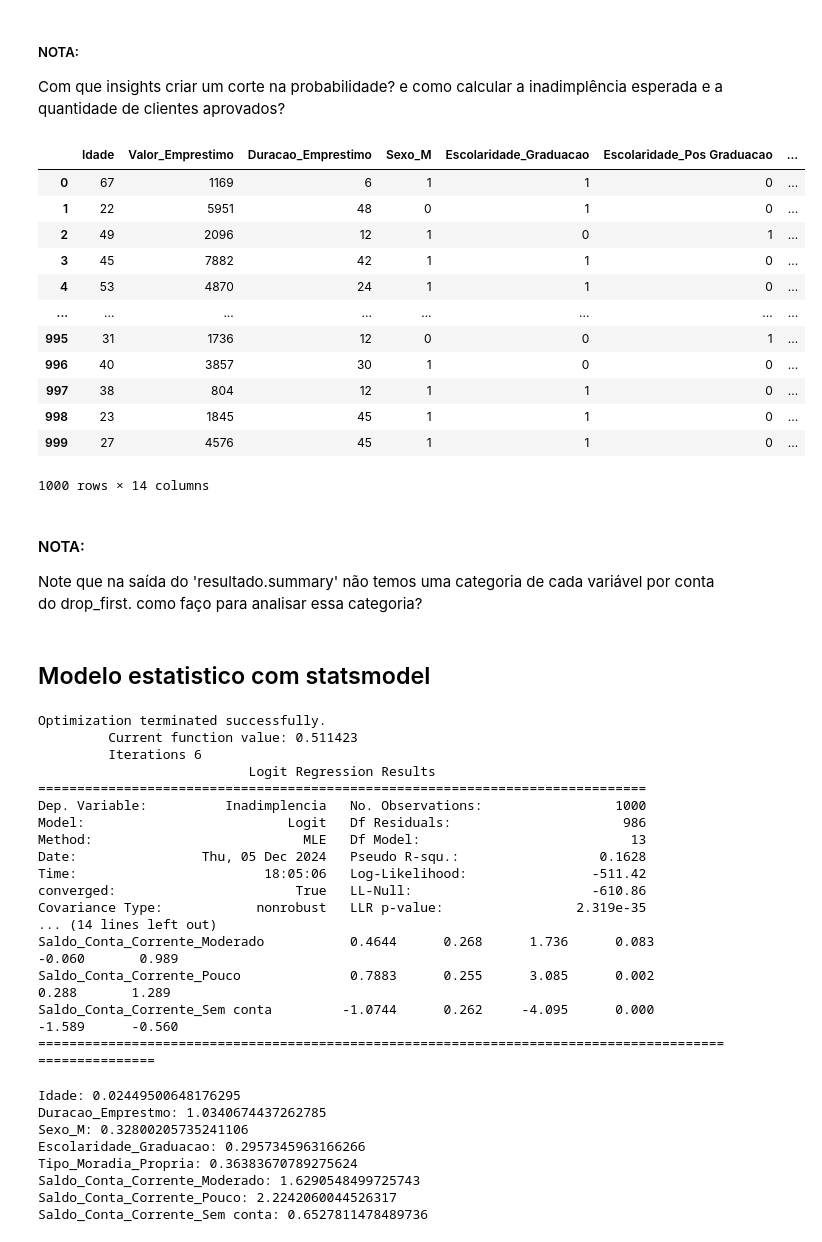
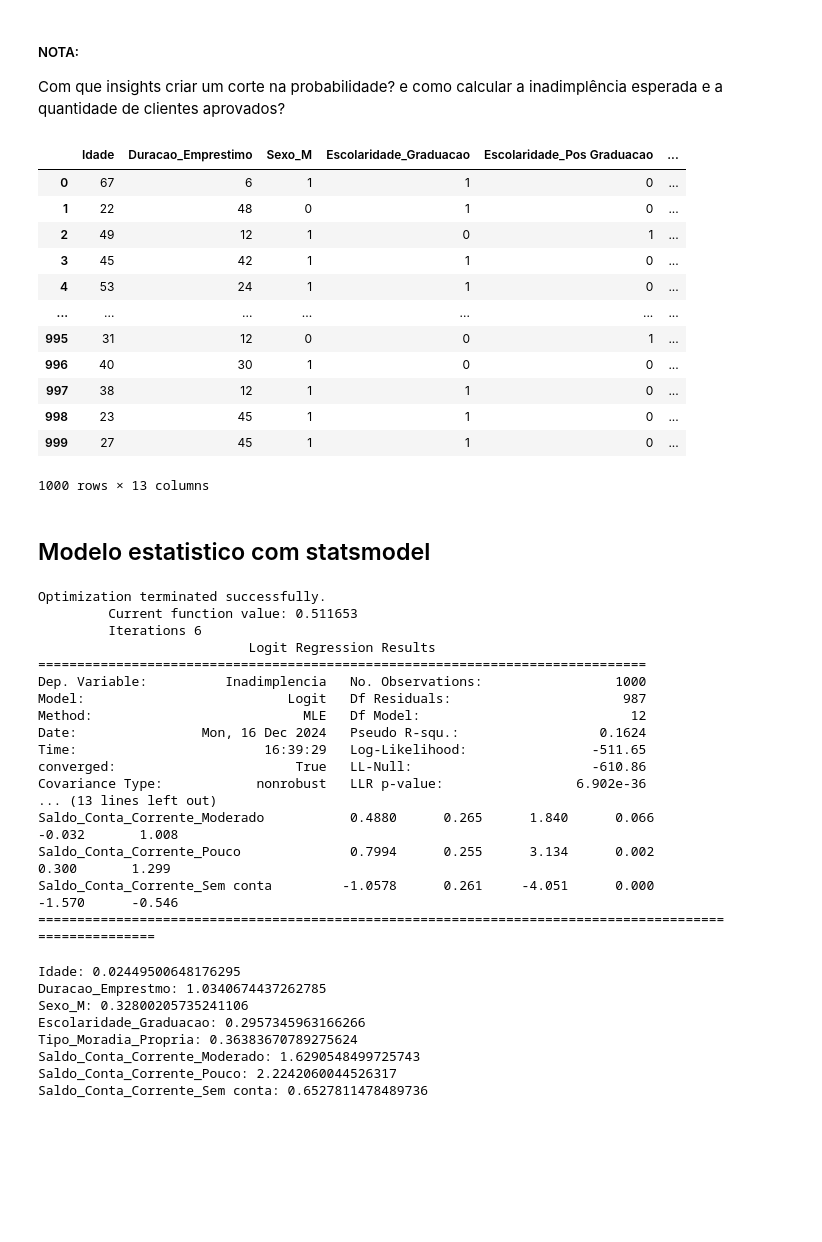
Before and after one commit to Luisfrighetto/Financial_Technology, a Jupyter notebook: Inadimplencia.ipynb, the cells around one changed output. Saved outputs shown, nothing was run; the diff lists cells and outputs as text; code cells hidden in the pictures; blank space fills up the shorter version.

```diff
--- a/Inadimplencia.ipynb
+++ b/Inadimplencia.ipynb
@@ -449,31 +306,28 @@ Com que insights criar um corte na probabilidade? e como calcular a inadimplênc
 # %%
 #Separeando variaveis resposta e criando variaveis dummies
 
 
 y= df['Inadimplencia']
 
-df2 = df.drop(columns=['Inadimplencia'])
+df2 = df.drop(columns=['Inadimplencia','Valor_Emprestimo'])
 
 #Para analise de regressao logistica é necessario excluir a primeira classe de dummies
 df_modelo_l = pd.get_dummies(df2, drop_first=True)
 df_modelo_l
 # %% [output]
-|  | Idade | Valor_Emprestimo | Duracao_Emprestimo | Sexo_M | Escolaridade_Graduacao | Escolaridade_Pos Graduacao | ... |
-| 0 | 67 | 1169 | 6 | 1 | 1 | 0 | ... |
-| 1 | 22 | 5951 | 48 | 0 | 1 | 0 | ... |
-| 2 | 49 | 2096 | 12 | 1 | 0 | 1 | ... |
-| 3 | 45 | 7882 | 42 | 1 | 1 | 0 | ... |
-| 4 | 53 | 4870 | 24 | 1 | 1 | 0 | ... |
-| ... | ... | ... | ... | ... | ... | ... | ... |
-| 995 | 31 | 1736 | 12 | 0 | 0 | 1 | ... |
-| 996 | 40 | 3857 | 30 | 1 | 0 | 0 | ... |
-| 997 | 38 | 804 | 12 | 1 | 1 | 0 | ... |
-| 998 | 23 | 1845 | 45 | 1 | 1 | 0 | ... |
-| 999 | 27 | 4576 | 45 | 1 | 1 | 0 | ... |
+|  | Idade | Duracao_Emprestimo | Sexo_M | Escolaridade_Graduacao | Escolaridade_Pos Graduacao | ... |
+| 0 | 67 | 6 | 1 | 1 | 0 | ... |
+| 1 | 22 | 48 | 0 | 1 | 0 | ... |
+| 2 | 49 | 12 | 1 | 0 | 1 | ... |
+| 3 | 45 | 42 | 1 | 1 | 0 | ... |
+| 4 | 53 | 24 | 1 | 1 | 0 | ... |
+| ... | ... | ... | ... | ... | ... | ... |
+| 995 | 31 | 12 | 0 | 0 | 1 | ... |
+| 996 | 40 | 30 | 1 | 0 | 0 | ... |
+| 997 | 38 | 12 | 1 | 1 | 0 | ... |
+| 998 | 23 | 45 | 1 | 1 | 0 | ... |
+| 999 | 27 | 45 | 1 | 1 | 0 | ... |
-1000 rows × 14 columns
+1000 rows × 13 columns
-# %% [markdown]
-#### NOTA:
-Note que na saída do 'resultado.summary' não temos uma categoria de cada variável por conta do drop_first. como faço para analisar essa categoria?
 # %% [markdown]
 ## Modelo estatistico com statsmodel
 # %%
@@ -487,21 +341,21 @@ resultado = modelo_l.fit()
 print(resultado.summary())
 # %% [output]
 Optimization terminated successfully.
-         Current function value: 0.511423
+         Current function value: 0.511653
          Iterations 6
                            Logit Regression Results
 ==============================================================================
 Dep. Variable:          Inadimplencia   No. Observations:                 1000
-Model:                          Logit   Df Residuals:                      986
-Method:                           MLE   Df Model:                           13
-Date:                Thu, 05 Dec 2024   Pseudo R-squ.:                  0.1628
-Time:                        18:05:06   Log-Likelihood:                -511.42
+Model:                          Logit   Df Residuals:                      987
+Method:                           MLE   Df Model:                           12
+Date:                Mon, 16 Dec 2024   Pseudo R-squ.:                  0.1624
+Time:                        16:39:29   Log-Likelihood:                -511.65
 converged:                       True   LL-Null:                       -610.86
-Covariance Type:            nonrobust   LLR p-value:                 2.319e-35
-... (14 lines left out)
-Saldo_Conta_Corrente_Moderado           0.4644      0.268      1.736      0.083      -0.060       0.989
-Saldo_Conta_Corrente_Pouco              0.7883      0.255      3.085      0.002       0.288       1.289
-Saldo_Conta_Corrente_Sem conta         -1.0744      0.262     -4.095      0.000      -1.589      -0.560
+Covariance Type:            nonrobust   LLR p-value:                 6.902e-36
+... (13 lines left out)
+Saldo_Conta_Corrente_Moderado           0.4880      0.265      1.840      0.066      -0.032       1.008
+Saldo_Conta_Corrente_Pouco              0.7994      0.255      3.134      0.002       0.300       1.299
+Saldo_Conta_Corrente_Sem conta         -1.0578      0.261     -4.051      0.000      -1.570      -0.546
 =======================================================================================================
 # %%
 print("Idade:", 1- np.exp(-0.0248))
```
Also changed, not shown: parts of 37 cells of this notebook, 2 other files.
